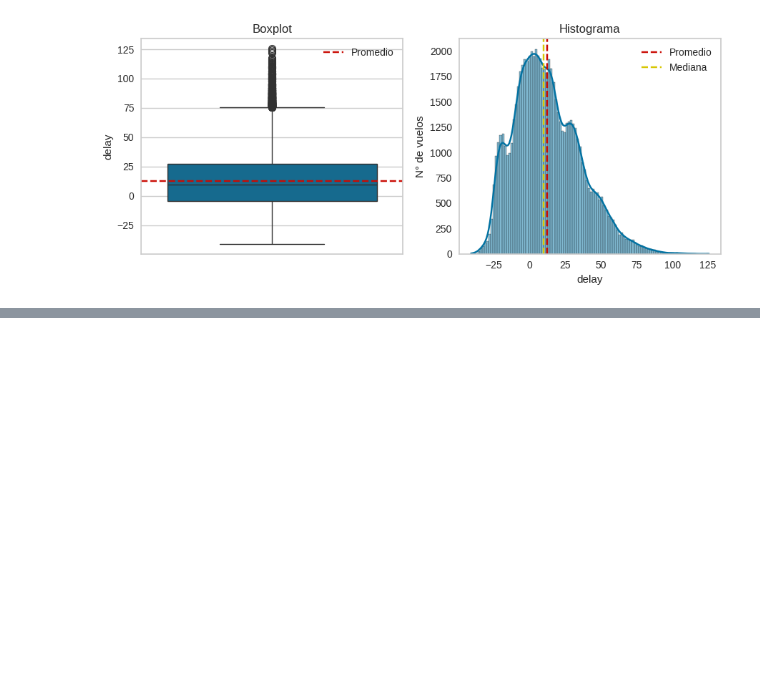
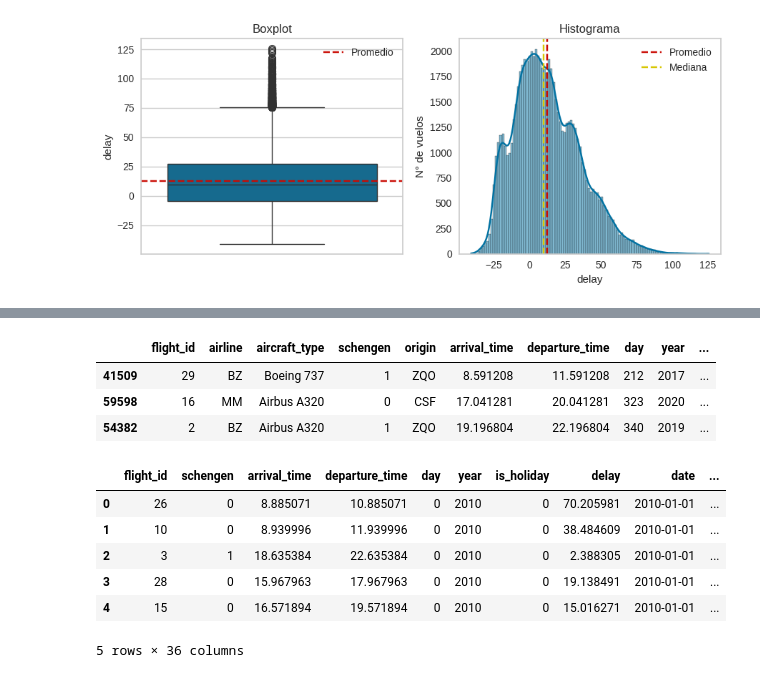
Before and after one commit to betorockers/DataScience_AluraLatam, a Jupyter notebook: 4-Estadisticas_y_Machine_Learning/Machine_learning-Comprender_la_base_de_la_clasificación/5-IA_aumentada_prevision_de_atrasos_de_vuelos/optimizacion_aeroportuaria.ipynb.ipynb, the cells around one changed output, grey strips where cells are left out. Cells and saved outputs as stored; diff of their text form; code cells hidden in the pictures; blank space fills up the shorter version.

```diff
--- a/4-Estadisticas_y_Machine_Learning/Machine_learning-Comprender_la_base_de_la_clasificación/5-IA_aumentada_prevision_de_atrasos_de_vuelos/optimizacion_aeroportuaria.ipynb.ipynb
+++ b/4-Estadisticas_y_Machine_Learning/Machine_learning-Comprender_la_base_de_la_clasificación/5-IA_aumentada_prevision_de_atrasos_de_vuelos/optimizacion_aeroportuaria.ipynb.ipynb
@@ -255,0 +343,23 @@ Ante esto, podemos decir que la finalidad del boxplot es:
+# %%
+##
+
+datos['schengen'] = datos['schengen'].replace({'non-schengen':0, 'schengen':1})
+datos['is_holiday'] = datos['is_holiday'].replace({False:0, True:1})
+datos['is_weekend'] = datos['is_weekend'].replace({False:0, True:1})
+datos.sample(3)
+# %% [output]
+|  | flight_id | airline | aircraft_type | schengen | origin | arrival_time | departure_time | day | year | ... |
+| 41509 | 29 | BZ | Boeing 737 | 1 | ZQO | 8.591208 | 11.591208 | 212 | 2017 | ... |
+| 59598 | 16 | MM | Airbus A320 | 0 | CSF | 17.041281 | 20.041281 | 323 | 2020 | ... |
+| 54382 | 2 | BZ | Airbus A320 | 1 | ZQO | 19.196804 | 22.196804 | 340 | 2019 | ... |
+# %%
+categoricas= ['airline', 'aircraft_type', 'origin', 'day_name']
+pd.get_dummies(data=datos, columns=categoricas, dtype=int).head()
+# %% [output]
+|  | flight_id | schengen | arrival_time | departure_time | day | year | is_holiday | delay | date | ... |
+| 0 | 26 | 0 | 8.885071 | 10.885071 | 0 | 2010 | 0 | 70.205981 | 2010-01-01 | ... |
+| 1 | 10 | 0 | 8.939996 | 11.939996 | 0 | 2010 | 0 | 38.484609 | 2010-01-01 | ... |
+| 2 | 3 | 1 | 18.635384 | 22.635384 | 0 | 2010 | 0 | 2.388305 | 2010-01-01 | ... |
+| 3 | 28 | 0 | 15.967963 | 17.967963 | 0 | 2010 | 0 | 19.138491 | 2010-01-01 | ... |
+| 4 | 15 | 0 | 16.571894 | 19.571894 | 0 | 2010 | 0 | 15.016271 | 2010-01-01 | ... |
+5 rows × 36 columns
```
Also changed, not shown: parts of 14 cells of this notebook.
